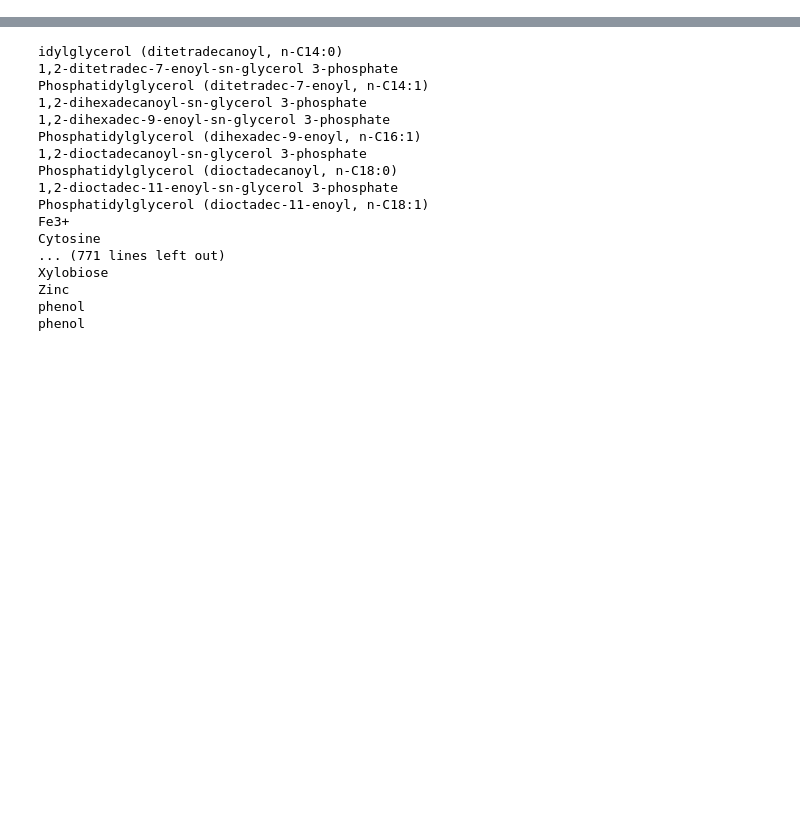
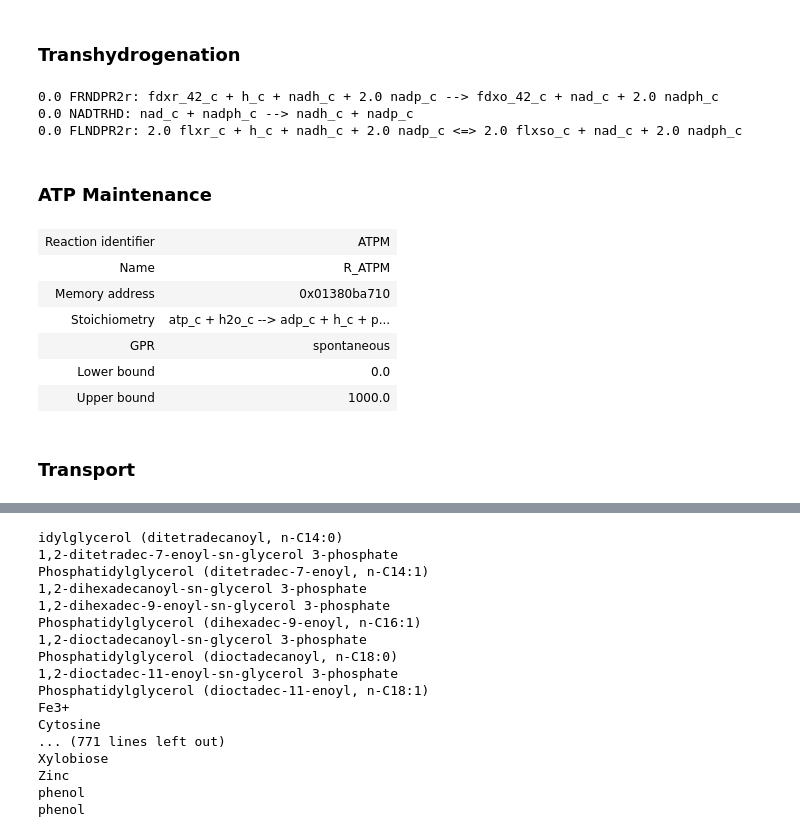
Before and after one commit to LBLQMM/RhodococcusGSM, a Jupyter notebook: Biodesign_gr/notebooks/Test_notebook.ipynb, the cells around one changed output, grey strips where cells are left out. Saved outputs shown, nothing was run; the diff lists cells and outputs as text; code cells hidden in the pictures; blank space fills up the shorter version.

```diff
--- a/Biodesign_gr/notebooks/Test_notebook.ipynb
+++ b/Biodesign_gr/notebooks/Test_notebook.ipynb
@@ -36,0 +885,27 @@ WP_005239747_1 or WP_005245250_1
+# %% [markdown]
+### Transhydrogenation
+# %%
+met_1 = model.metabolites.get_by_id('nadh_c')
+met_2 = model.metabolites.get_by_id('nadph_c')
+
+for r in met_1.reactions:
+    if met_2 in r.metabolites:
+        print(solution.fluxes[r.id], r)
+# %% [output]
+0.0 FRNDPR2r: fdxr_42_c + h_c + nadh_c + 2.0 nadp_c --> fdxo_42_c + nad_c + 2.0 nadph_c
+0.0 NADTRHD: nad_c + nadph_c --> nadh_c + nadp_c
+0.0 FLNDPR2r: 2.0 flxr_c + h_c + nadh_c + 2.0 nadp_c <=> 2.0 flxso_c + nad_c + 2.0 nadph_c
+# %% [markdown]
+### ATP Maintenance
+# %%
+model.reactions.get_by_id('ATPM')
+# %% [output]
+| Reaction identifier | ATPM |
+| Name | R_ATPM |
+| Memory address | 0x01380ba710 |
+| Stoichiometry | atp_c + h2o_c --> adp_c + h_c + p... |
+| GPR | spontaneous |
+| Lower bound | 0.0 |
+| Upper bound | 1000.0 |
+# %% [markdown]
+### Transport
```
Also changed, not shown: parts of 87 cells of this notebook.
